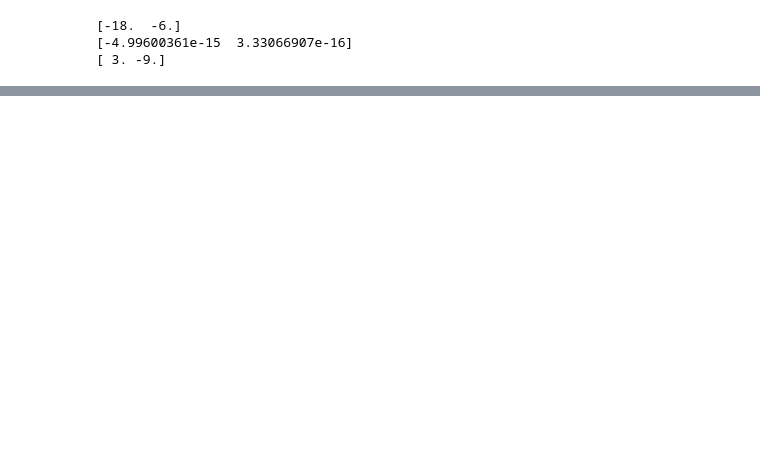
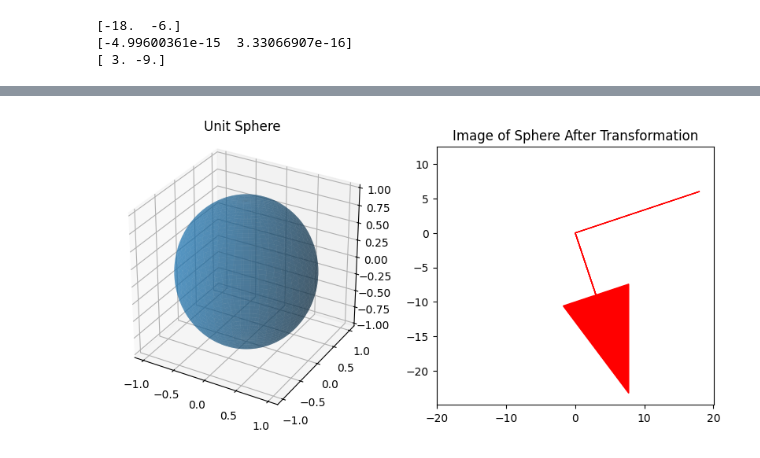
Before and after one commit to narges2027/Mmmmm..Machine_Learning, a Jupyter notebook: Class_Files/SVG-Concept-Visualize-Calculate.ipynb, the cells around one changed output, grey strips where cells are left out. Saved outputs shown, nothing was run; the diff lists cells and outputs as text; code cells hidden in the pictures; blank space fills up the shorter version.

```diff
--- a/Class_Files/SVG-Concept-Visualize-Calculate.ipynb
+++ b/Class_Files/SVG-Concept-Visualize-Calculate.ipynb
@@ -59,0 +116,4 @@ figure1
+# %%
+figure1
+# %% [output]
+[figure, added]
```
Also changed, not shown: parts of 17 cells of this notebook, 2 other files.
